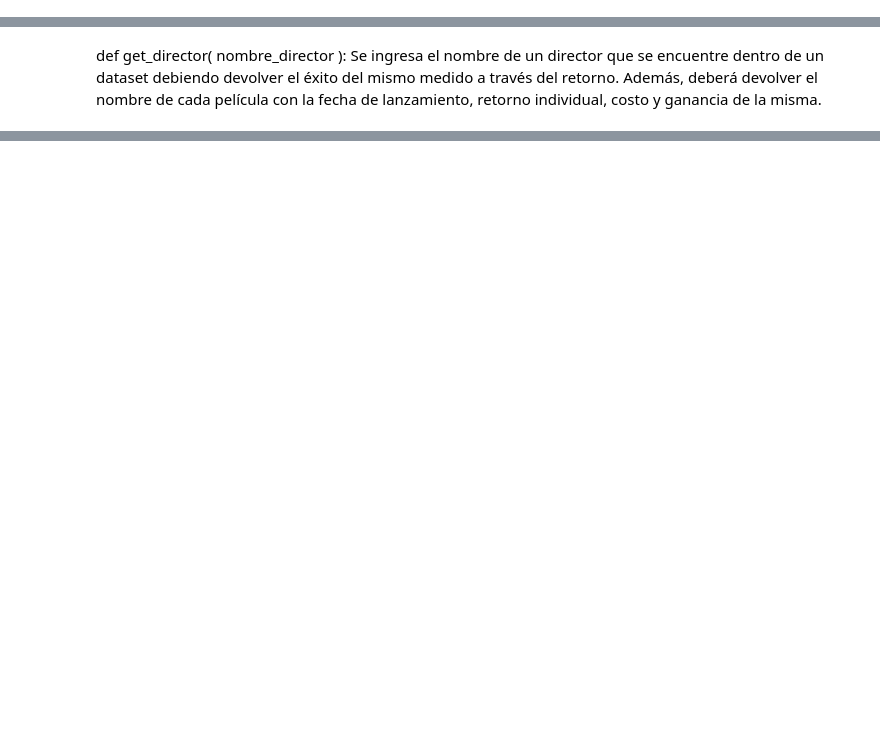
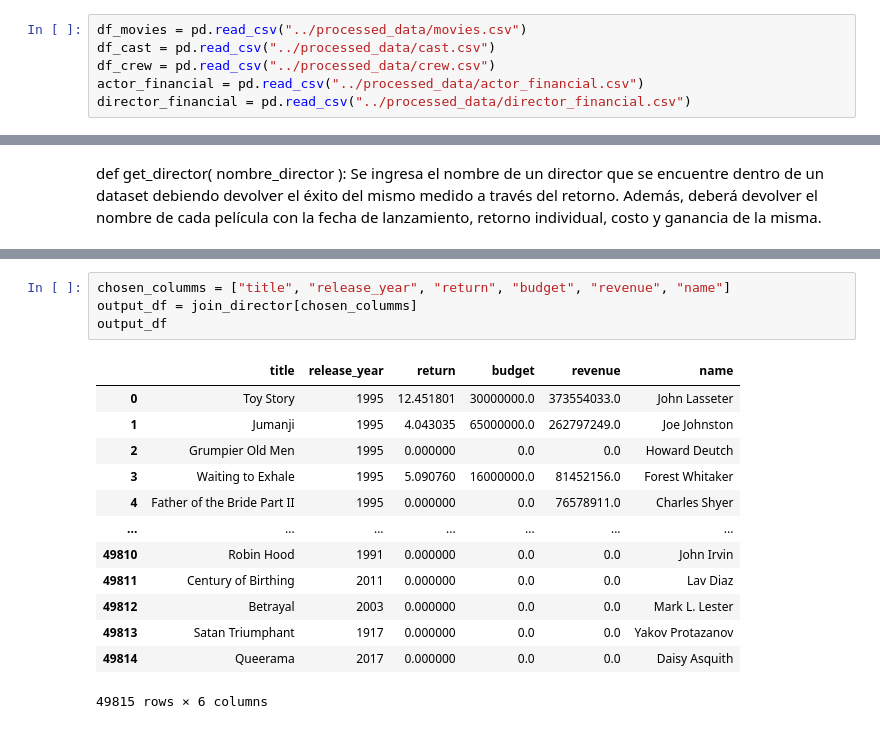
Before and after one commit to cristhianc001/Movie-Recommendation-System, a Jupyter notebook: notebooks/2. API functions.ipynb, the cells around one changed output, grey strips where cells are left out. Saved outputs shown, nothing was run; the diff lists cells and outputs as text; blank space fills up the shorter version.

Commit message:
5/6 functions, added financial datasets

```diff
--- a/notebooks/2. API functions.ipynb
+++ b/notebooks/2. API functions.ipynb
@@ -14,0 +16,6 @@ In this notebook, we are going to build some functions to test the API.
+# %%
+df_movies = pd.read_csv("../processed_data/movies.csv")
+df_cast = pd.read_csv("../processed_data/cast.csv")
+df_crew = pd.read_csv("../processed_data/crew.csv")
+actor_financial = pd.read_csv("../processed_data/actor_financial.csv")
+director_financial = pd.read_csv("../processed_data/director_financial.csv")
@@ -184,0 +280,18 @@ def get_director( nombre_director ): Se ingresa el nombre de un director que se
+# %%
+chosen_columms = ["title", "release_year", "return", "budget", "revenue", "name"]
+output_df = join_director[chosen_columms]
+output_df
+# %% [output]
+|  | title | release_year | return | budget | revenue | name |
+| 0 | Toy Story | 1995 | 12.451801 | 30000000.0 | 373554033.0 | John Lasseter |
+| 1 | Jumanji | 1995 | 4.043035 | 65000000.0 | 262797249.0 | Joe Johnston |
+| 2 | Grumpier Old Men | 1995 | 0.000000 | 0.0 | 0.0 | Howard Deutch |
+| 3 | Waiting to Exhale | 1995 | 5.090760 | 16000000.0 | 81452156.0 | Forest Whitaker |
+| 4 | Father of the Bride Part II | 1995 | 0.000000 | 0.0 | 76578911.0 | Charles Shyer |
+| ... | ... | ... | ... | ... | ... | ... |
+| 49810 | Robin Hood | 1991 | 0.000000 | 0.0 | 0.0 | John Irvin |
+| 49811 | Century of Birthing | 2011 | 0.000000 | 0.0 | 0.0 | Lav Diaz |
+| 49812 | Betrayal | 2003 | 0.000000 | 0.0 | 0.0 | Mark L. Lester |
+| 49813 | Satan Triumphant | 1917 | 0.000000 | 0.0 | 0.0 | Yakov Protazanov |
+| 49814 | Queerama | 2017 | 0.000000 | 0.0 | 0.0 | Daisy Asquith |
+49815 rows × 6 columns
```
Also changed, not shown: parts of 42 cells of this notebook, 2 other files.
